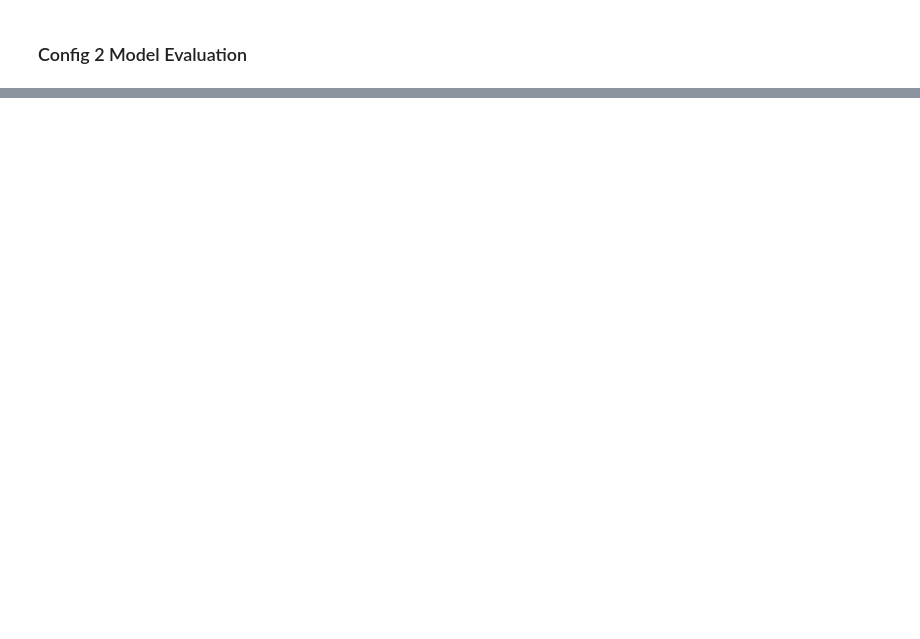
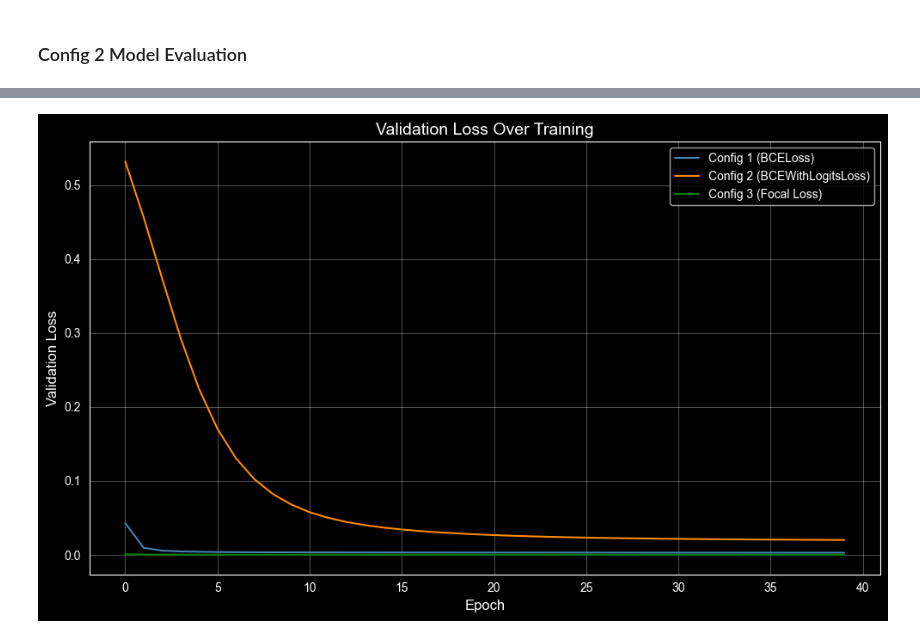
Before and after one commit to domparsons/fraud-detection-neural-networks, a Jupyter notebook: sample.ipynb, the cells around one changed output, grey strips where cells are left out. Cells and saved outputs as stored; diff of their text form; code cells hidden in the pictures; blank space fills up the shorter version.

```diff
--- a/sample.ipynb
+++ b/sample.ipynb
@@ -215,6 +215,7 @@ Finally, we compute the weighted average loss for each epoch and print it to mon
 Ref: https://www.kaggle.com/code/rinabuoy/credit-card-fraud-detection-with-pytorch
 # %%
 def train(epochs, model, loss_function, optimiser, train_data_loader, validation_data_loader):
+    val_losses = []
     for epoch in range(epochs):
         # Set model to training mode
         model.train()
@@ -238,6 +239,9 @@ def train(epochs, model, loss_function, optimiser, train_data_loader, validation
         # Compute and print weighted average loss across all validation batches
         val_loss = np.sum(np.multiply(losses, nums)) / np.sum(nums)
         print(epoch, val_loss)
+        val_losses.append(val_loss)
+
+    return val_losses
 # %% [markdown]
 ### Unified Neural Network Class
 
@@ -617,0 +648,15 @@ Config 3 edges out Config 1 on F1 (0.8361 vs 0.8356), though Config 1 achieves t
+# %%
+# Validation loss over training epochs
+fig, ax = plt.subplots(figsize=(10, 6))
+ax.plot(losses1, label='Config 1 (BCELoss)',            color='steelblue')
+ax.plot(losses2, label='Config 2 (BCEWithLogitsLoss)',  color='darkorange')
+ax.plot(losses3, label='Config 3 (Focal Loss)',         color='green')
+ax.set_xlabel('Epoch', fontsize=12)
+ax.set_ylabel('Validation Loss', fontsize=12)
+ax.set_title('Validation Loss Over Training', fontsize=14)
+ax.legend()
+ax.grid(alpha=0.3)
+plt.tight_layout()
+plt.show()
+# %% [output]
+[figure, added]
```
Also changed, not shown: parts of 23 cells of this notebook.
